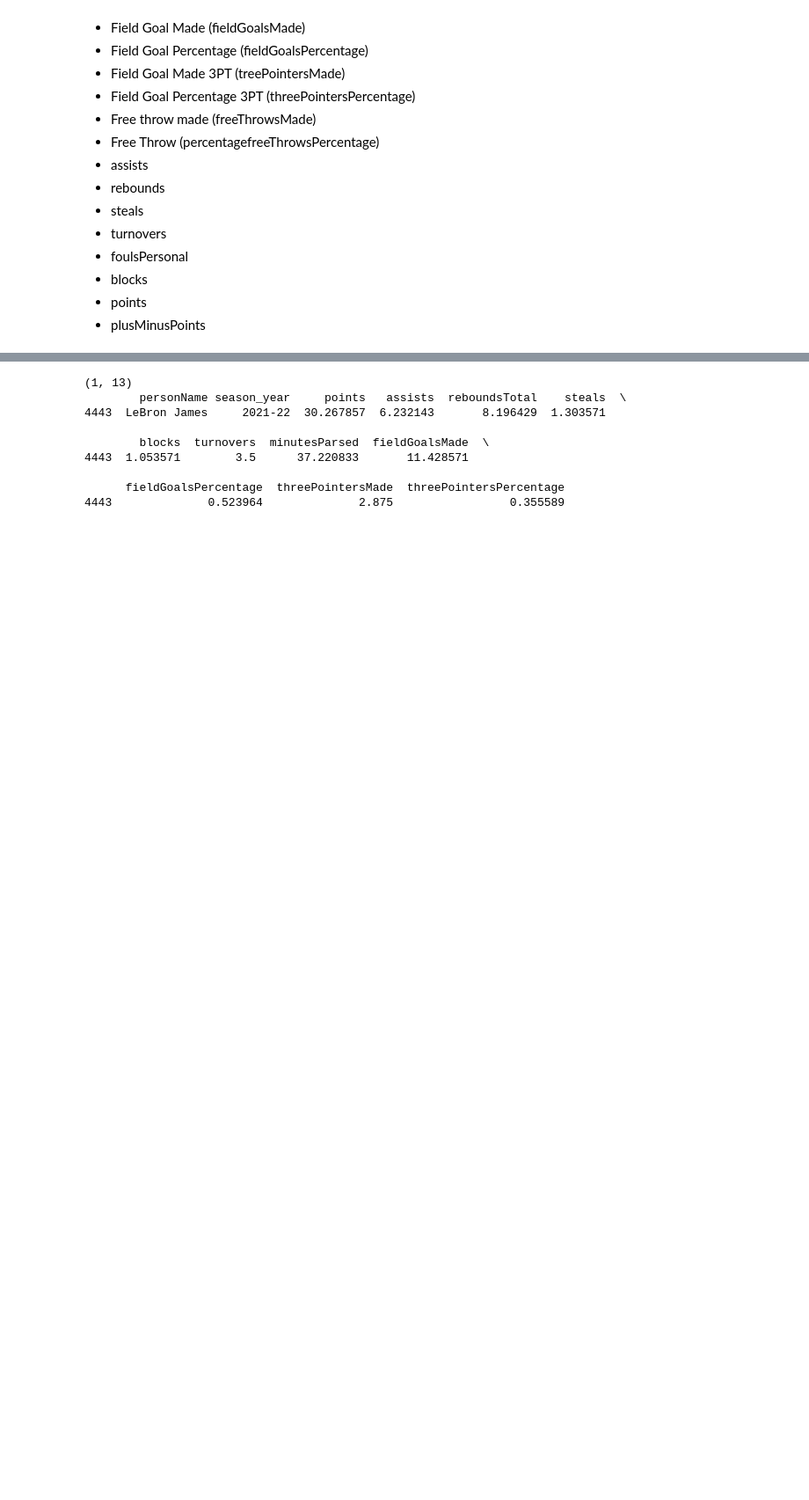
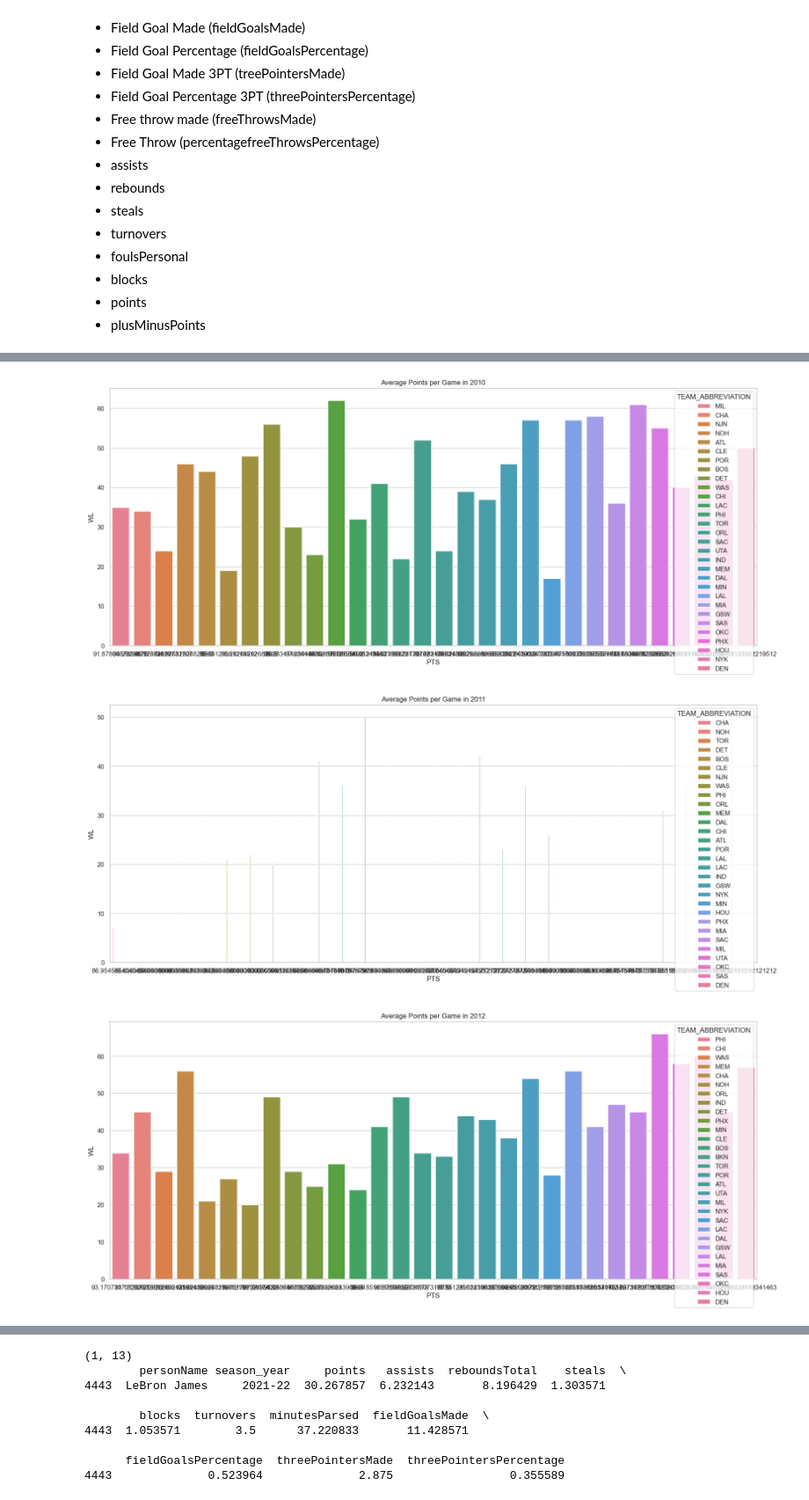
Before and after one commit to HenriqueFreitas07/NBA_ML, a Jupyter notebook: dataExploration.ipynb, the cells around one changed output, grey strips where cells are left out. Shown at 88% size. Saved outputs shown, nothing was run; the diff lists cells and outputs as text; code cells hidden in the pictures; blank space fills up the shorter version.

```diff
--- a/dataExploration.ipynb
+++ b/dataExploration.ipynb
@@ -246,0 +198,15 @@ print(num_gamesPerTeam)
+# %%
+for year in range(2010,2024):
+    plt.figure(figsize=(20, 8))  # Increase width and height for better readability
+    plt.tight_layout()
+    plt.title(f"Average Points per Game in {year}")
+    sns.set_theme(style="whitegrid")  # You can also try 'darkgrid', 'white', 'dark', or 'ticks'
+    ap= getTeamAvgPointsBySeason(regular_games_total,season=year)
+    sns.barplot(data=ap, x='PTS', y='WL', hue='TEAM_ABBREVIATION')
+    savefig = f"figures/average_points_per_game_{year}.png"
+    plt.savefig(savefig)
+    plt.show()
+# %% [output]
+[figure, added]
+[figure, added]
+[figure, added]
```
Also changed, not shown: parts of 14 cells of this notebook.
